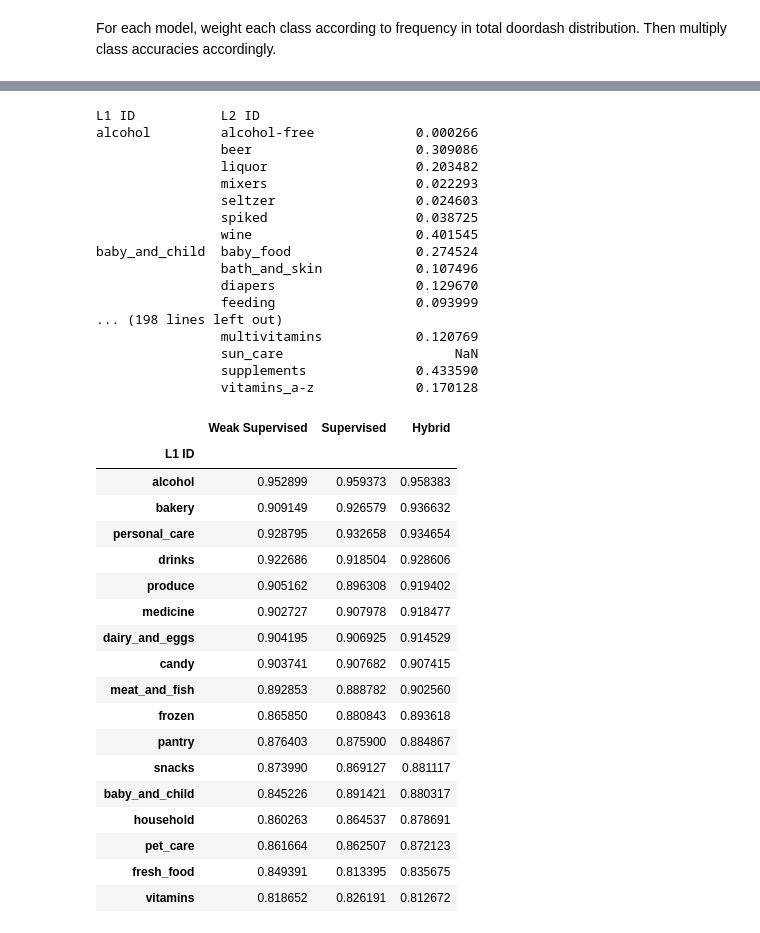
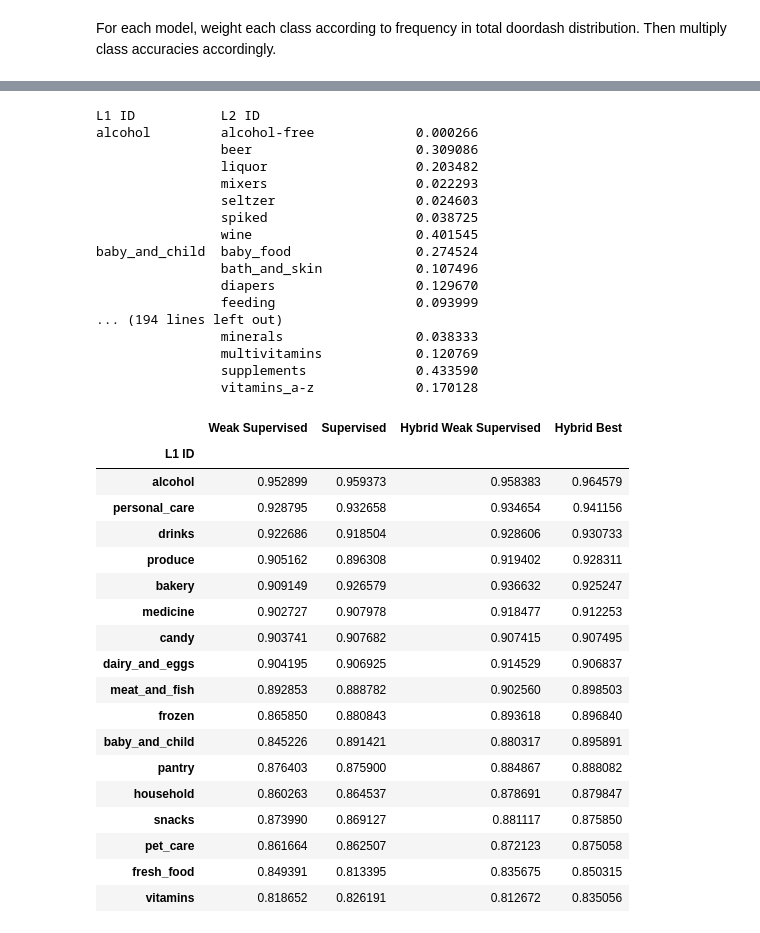
Before and after one commit to AbhiSivaprasad/doordash-ml, a Jupyter notebook: notebooks/# of Data + Impact on Predictions.ipynb, the cells around one changed output, grey strips where cells are left out. Drawn from its saved outputs; the diff is of its cells as text; code cells hidden in the pictures.

```diff
--- a/notebooks/# of Data + Impact on Predictions.ipynb
+++ b/notebooks/# of Data + Impact on Predictions.ipynb
@@ -156,6 +156,7 @@ For every L1 and L2 category, we need to extract two scores: (train doordash -->
 doordash_accs = {}  # key = (l1, l2) value = acc
 scraped_accs = {}  # key = (l1, l2) value = acc
 hybrid_accs = {}  # key = (l1, l2) value = acc
+hybrid_best_accs = {}  # key = (l1, l2) value = acc
 # %%
 # Given predictions, calculate the accuracy per sub-category
 def get_accuracies(category_id, preds, accs_dict):
@@ -247,6 +255,7 @@ plot
 weak_supervision_accuracies = pd.DataFrame(index=pd.MultiIndex.from_tuples(scraped_accs.keys()), columns=["Accuracy"])
 supervised_accuracies = pd.DataFrame(index=pd.MultiIndex.from_tuples(doordash_accs.keys()), columns=["Accuracy"])
 hybrid_accuracies = pd.DataFrame(index=pd.MultiIndex.from_tuples(hybrid_accs.keys()), columns=["Accuracy"])
+hybrid_best_accuracies = pd.DataFrame(index=pd.MultiIndex.from_tuples(hybrid_best_accs.keys()), columns=["Accuracy"])
 
 for (l1_id, l2_id), acc in scraped_accs.items():
     weak_supervision_accuracies.loc[l1_id, l2_id] = acc
@@ -257,6 +266,9 @@ for (l1_id, l2_id), acc in doordash_accs.items():
 for (l1_id, l2_id), acc in hybrid_accs.items():
     hybrid_accuracies.loc[l1_id, l2_id] = acc
 
+for (l1_id, l2_id), acc in hybrid_best_accs.items():
+    hybrid_best_accuracies.loc[l1_id, l2_id] = acc
+
 weak_supervision_accuracies
 # %% [output]
 |  |  | Accuracy |
@@ -276,5 +288,6 @@ weak_supervision_accuracies
 class_data["Weak Supervision Accuracy"] = weak_supervision_accuracies
 class_data["Supervised Accuracy"] = supervised_accuracies
 class_data["Hybrid Accuracy"] = hybrid_accuracies
+class_data["Hybrid Best Accuracy"] = hybrid_best_accuracies
 print(class_data.sort_values('Doordash Train', ascending=False).to_string())
 # %% [output]
@@ -393,40 +406,42 @@ baby_and_child  baby_food                0.274524
                 bath_and_skin            0.107496
                 diapers                  0.129670
                 feeding                  0.093999
-... (198 lines left out)
+... (194 lines left out)
+                minerals                 0.038333
                 multivitamins            0.120769
-                sun_care                      NaN
                 supplements              0.433590
                 vitamins_a-z             0.170128
 # %%
 weak_supervised_aggregate_scores = (class_weights * class_data["Weak Supervision Accuracy"]).groupby(level=0).sum()
 supervised_aggregate_scores = (class_weights * class_data["Supervised Accuracy"]).groupby(level=0).sum()
 hybrid_aggregate_scores = (class_weights * class_data["Hybrid Accuracy"]).groupby(level=0).sum()
+hybrid_best_aggregate_scores = (class_weights * class_data["Hybrid Best Accuracy"]).groupby(level=0).sum()
 # %%
 aggregate_scores = pd.DataFrame({
     "Weak Supervised": weak_supervised_aggregate_scores,
     "Supervised": supervised_aggregate_scores,
-    "Hybrid": hybrid_aggregate_scores
+    "Hybrid Weak Supervised": hybrid_aggregate_scores,
+    "Hybrid Best": hybrid_best_aggregate_scores
 })
 
-aggregate_scores.sort_values(["Hybrid"], ascending=False)
+aggregate_scores.sort_values(["Hybrid Best"], ascending=False)
 # %% [output]
-|  | Weak Supervised | Supervised | Hybrid |
-| L1 ID |  |  |  |
-| alcohol | 0.952899 | 0.959373 | 0.958383 |
-| bakery | 0.909149 | 0.926579 | 0.936632 |
-| personal_care | 0.928795 | 0.932658 | 0.934654 |
-| drinks | 0.922686 | 0.918504 | 0.928606 |
-| produce | 0.905162 | 0.896308 | 0.919402 |
-| medicine | 0.902727 | 0.907978 | 0.918477 |
-| dairy_and_eggs | 0.904195 | 0.906925 | 0.914529 |
-| candy | 0.903741 | 0.907682 | 0.907415 |
-| meat_and_fish | 0.892853 | 0.888782 | 0.902560 |
-| frozen | 0.865850 | 0.880843 | 0.893618 |
-| pantry | 0.876403 | 0.875900 | 0.884867 |
-| snacks | 0.873990 | 0.869127 | 0.881117 |
-| baby_and_child | 0.845226 | 0.891421 | 0.880317 |
-| household | 0.860263 | 0.864537 | 0.878691 |
-| pet_care | 0.861664 | 0.862507 | 0.872123 |
-| fresh_food | 0.849391 | 0.813395 | 0.835675 |
-| vitamins | 0.818652 | 0.826191 | 0.812672 |
+|  | Weak Supervised | Supervised | Hybrid Weak Supervised | Hybrid Best |
+| L1 ID |  |  |  |  |
+| alcohol | 0.952899 | 0.959373 | 0.958383 | 0.964579 |
+| personal_care | 0.928795 | 0.932658 | 0.934654 | 0.941156 |
+| drinks | 0.922686 | 0.918504 | 0.928606 | 0.930733 |
+| produce | 0.905162 | 0.896308 | 0.919402 | 0.928311 |
+| bakery | 0.909149 | 0.926579 | 0.936632 | 0.925247 |
+| medicine | 0.902727 | 0.907978 | 0.918477 | 0.912253 |
+| candy | 0.903741 | 0.907682 | 0.907415 | 0.907495 |
+| dairy_and_eggs | 0.904195 | 0.906925 | 0.914529 | 0.906837 |
+| meat_and_fish | 0.892853 | 0.888782 | 0.902560 | 0.898503 |
+| frozen | 0.865850 | 0.880843 | 0.893618 | 0.896840 |
+| baby_and_child | 0.845226 | 0.891421 | 0.880317 | 0.895891 |
+| pantry | 0.876403 | 0.875900 | 0.884867 | 0.888082 |
+| household | 0.860263 | 0.864537 | 0.878691 | 0.879847 |
+| snacks | 0.873990 | 0.869127 | 0.881117 | 0.875850 |
+| pet_care | 0.861664 | 0.862507 | 0.872123 | 0.875058 |
+| fresh_food | 0.849391 | 0.813395 | 0.835675 | 0.850315 |
+| vitamins | 0.818652 | 0.826191 | 0.812672 | 0.835056 |
```
Also changed, not shown: parts of 10 cells of this notebook.
